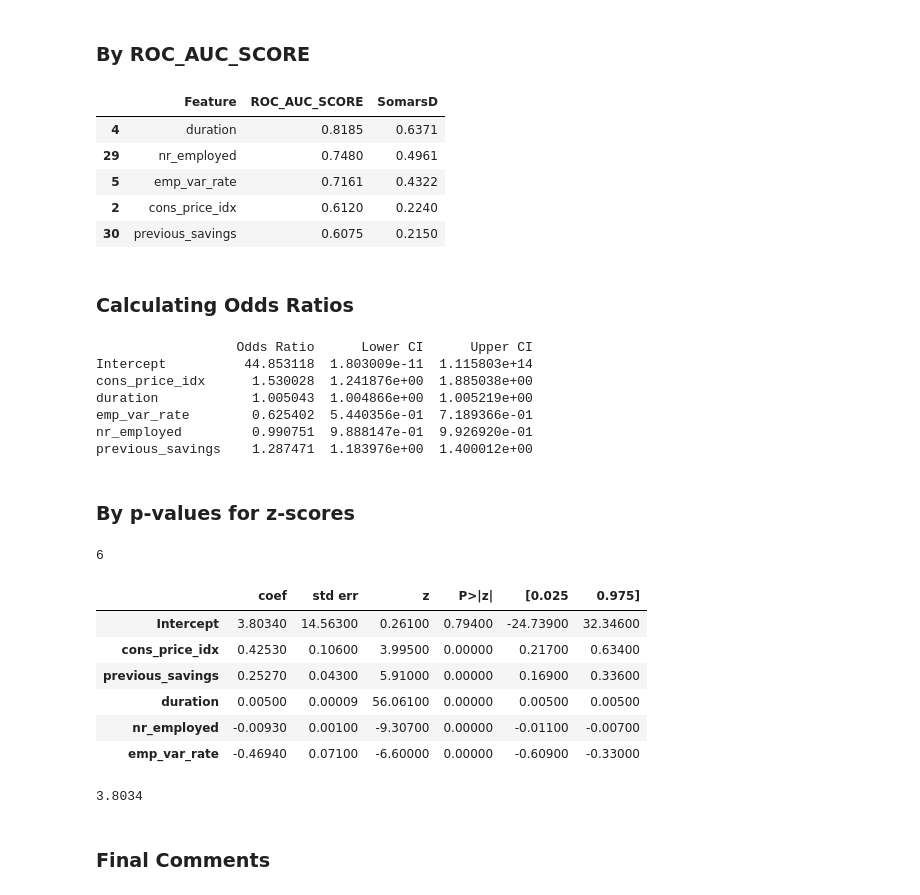
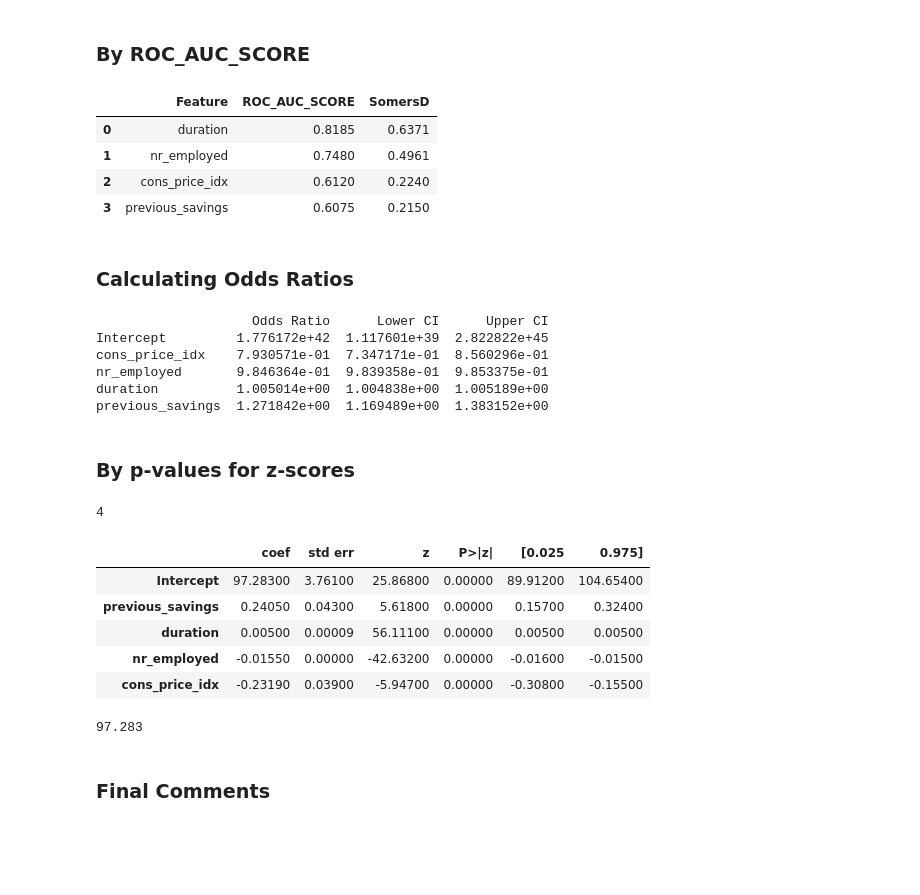
Before and after one commit to Subham2S/Bank-Scheme-Subscription-Prediction, a Jupyter notebook: Logistic Regression - Bank Scheme Subscription Prediction.ipynb, the cells around one changed output. Cells and saved outputs as stored; diff of their text form; code cells hidden in the pictures; blank space fills up the shorter version.

```diff
--- a/Logistic Regression - Bank Scheme Subscription Prediction.ipynb
+++ b/Logistic Regression - Bank Scheme Subscription Prediction.ipynb
@@ -519,17 +532,17 @@ for var_name in bankcalls.columns.difference(['output']):
     # Getting the roc_auc_score
     roc_score = roc_auc_score(bankcalls.output, y_predicted)
 
-    # Getting the Somar's D value
-    somars_d = 2 * roc_score - 1
+    # Getting the Somers' D value
+    somers_d = 2 * roc_score - 1
 
     # Storing the data in temp df
-    temp_df = pd.DataFrame([var_name, roc_score, somars_d]).T
+    temp_df = pd.DataFrame([var_name, roc_score, somers_d]).T
 
     # Concating the data with the output dataframe
     df = pd.concat([df, temp_df], axis=0)
 
 # Adding the column names
-df.columns = ['Feature', 'ROC_AUC_SCORE', 'SomarsD']
+df.columns = ['Feature', 'ROC_AUC_SCORE', 'SomersD']
 # %% [output]
 Optimization terminated successfully.
          Current function value: 0.351895
@@ -606,6 +622,4 @@ vif
 # %%
 # Based on the VIF factor, selected features are :
-# features = [
-#     'cons_price_idx', 'nr_employed', 'duration', 'job', 'month',
-#     'previous_savings'
-# ]
+features = ['cons_price_idx', 'nr_employed', 'duration', 'previous_savings']
+vif_fun(bankcalls, features)
@@ -1025,14 +1047,13 @@ Although the output variable is split in a stratified manner in both Train and T
 # %% [markdown]
 ### By ROC_AUC_SCORE
 # %%
-df[df.Feature.isin(features)].sort_values(by='ROC_AUC_SCORE', ascending = False)
+df[df.Feature.isin(features)].sort_values(by='ROC_AUC_SCORE', ascending = False).reset_index(drop=True)
 # %% [output]
-|  | Feature | ROC_AUC_SCORE | SomarsD |
-| 4 | duration | 0.8185 | 0.6371 |
-| 29 | nr_employed | 0.7480 | 0.4961 |
-| 5 | emp_var_rate | 0.7161 | 0.4322 |
+|  | Feature | ROC_AUC_SCORE | SomersD |
+| 0 | duration | 0.8185 | 0.6371 |
+| 1 | nr_employed | 0.7480 | 0.4961 |
 | 2 | cons_price_idx | 0.6120 | 0.2240 |
-| 30 | previous_savings | 0.6075 | 0.2150 |
+| 3 | previous_savings | 0.6075 | 0.2150 |
 # %% [markdown]
 ### Calculating Odds Ratios
 # %%
@@ -1045,13 +1066,12 @@ odds_ratios = np.exp(odds_ratios)
 pd.reset_option('^display.', silent=True)
 print(odds_ratios)
 # %% [output]
-                  Odds Ratio      Lower CI      Upper CI
-Intercept          44.853118  1.803009e-11  1.115803e+14
-cons_price_idx      1.530028  1.241876e+00  1.885038e+00
-duration            1.005043  1.004866e+00  1.005219e+00
-emp_var_rate        0.625402  5.440356e-01  7.189366e-01
-nr_employed         0.990751  9.888147e-01  9.926920e-01
-previous_savings    1.287471  1.183976e+00  1.400012e+00
+                    Odds Ratio      Lower CI      Upper CI
+Intercept         1.776172e+42  1.117601e+39  2.822822e+45
+cons_price_idx    7.930571e-01  7.347171e-01  8.560296e-01
+nr_employed       9.846364e-01  9.839358e-01  9.853375e-01
+duration          1.005014e+00  1.004838e+00  1.005189e+00
+previous_savings  1.271842e+00  1.169489e+00  1.383152e+00
 # %% [markdown]
 ### By p-values for z-scores
 # %%
@@ -1060,22 +1080,21 @@ results_as_html = m2.summary().tables[1].as_html()
 ms = (pd.read_html(results_as_html, header=0,
                    index_col=0)[0]).sort_values(by='P>|z|')
 ms_significant = ms[(ms['P>|z|'] < 0.05) | (ms.index == 'Intercept')]
-print(ms_significant.shape[0])
+print(ms_significant.shape[0]-1)
 ms_significant.sort_values(by='coef', ascending=False)
 # %% [output]
-6
+4
 |  | coef | std err | z | P>|z| | [0.025 | 0.975] |
-| Intercept | 3.80340 | 14.56300 | 0.26100 | 0.79400 | -24.73900 | 32.34600 |
-| cons_price_idx | 0.42530 | 0.10600 | 3.99500 | 0.00000 | 0.21700 | 0.63400 |
-| previous_savings | 0.25270 | 0.04300 | 5.91000 | 0.00000 | 0.16900 | 0.33600 |
-| duration | 0.00500 | 0.00009 | 56.06100 | 0.00000 | 0.00500 | 0.00500 |
-| nr_employed | -0.00930 | 0.00100 | -9.30700 | 0.00000 | -0.01100 | -0.00700 |
-| emp_var_rate | -0.46940 | 0.07100 | -6.60000 | 0.00000 | -0.60900 | -0.33000 |
+| Intercept | 97.28300 | 3.76100 | 25.86800 | 0.00000 | 89.91200 | 104.65400 |
+| previous_savings | 0.24050 | 0.04300 | 5.61800 | 0.00000 | 0.15700 | 0.32400 |
+| duration | 0.00500 | 0.00009 | 56.11100 | 0.00000 | 0.00500 | 0.00500 |
+| nr_employed | -0.01550 | 0.00000 | -42.63200 | 0.00000 | -0.01600 | -0.01500 |
+| cons_price_idx | -0.23190 | 0.03900 | -5.94700 | 0.00000 | -0.30800 | -0.15500 |
 # %%
 # Intercept Value
 ms_significant.T.Intercept[0]
 # %% [output]
-3.8034
+97.283
 # %% [markdown]
 ### Final Comments
 # %% [markdown]
```
Also changed, not shown: parts of 43 cells of this notebook, 2 other files.
